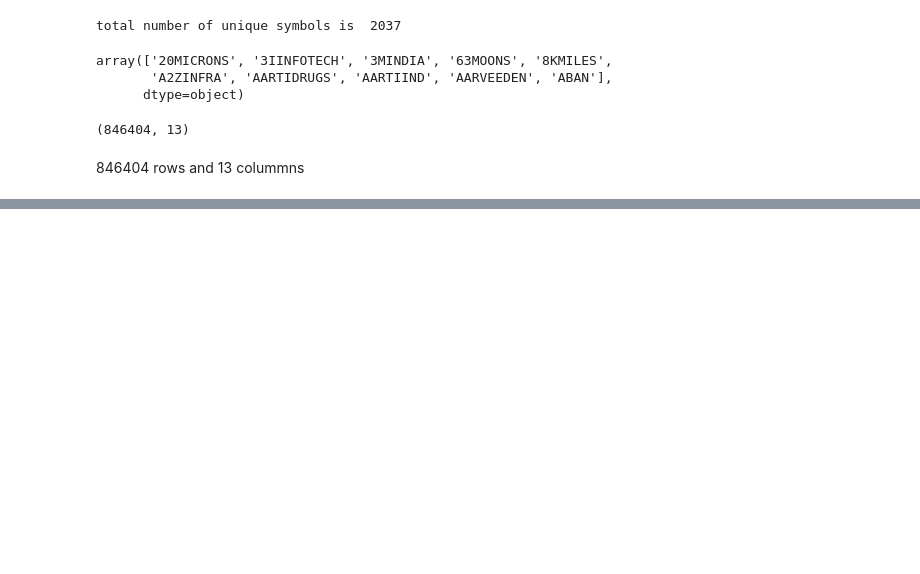
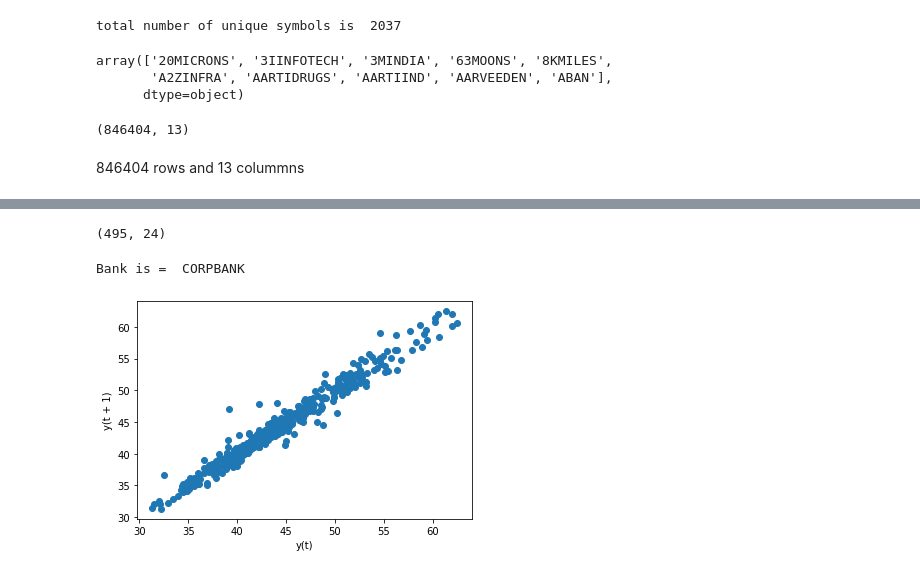
Before and after one commit to Muhia3/india-stocks-using-time-series, a Jupyter notebook: NSE time series.ipynb, the cells around one changed output, grey strips where cells are left out. Drawn from its saved outputs; the diff is of its cells as text; code cells hidden in the pictures; blank space fills up the shorter version.

Commit message:
add data

```diff
--- a/NSE time series.ipynb
+++ b/NSE time series.ipynb
@@ -106,0 +118,7 @@ bank_stock.head()
+# %%
+#We need to define the columns data we are interested in predicting,
+# say we want to predict the closing price of all the companies
+#lets plot a pivot table
+
+stock_pivot = bank_stock.pivot_table(values = 'CLOSE', columns = 'SYMBOL', index = 'TIMESTAMP')
+stock_pivot.head()
@@ -106,0 +138,4 @@ bank_stock.head()
+# %%
+#let's drop those columns in which there are missing values
+stock_pivot.dropna(axis = 1, how = 'any', inplace = True)
+stock_pivot.head()
@@ -106,0 +151,15 @@ bank_stock.head()
+# %%
+stock_pivot.shape
+# %% [output]
+(495, 24)
+# %%
+#most important thing in time series analysis is to have correlation between the values at different timestamp
+#choose one bank at random and look for correlation using lag plot with lag value 1
+np.random.seed()
+bank = stock_pivot.columns.values[np.random.randint(0, len(stock_pivot.columns)+1)]
+print("Bank is = ", bank)
+pd.plotting.lag_plot(stock_pivot[bank])
+plt.show()
+# %% [output]
+Bank is =  CORPBANK
+[figure, added]
```
Also changed, not shown: parts of 26 cells of this notebook.
